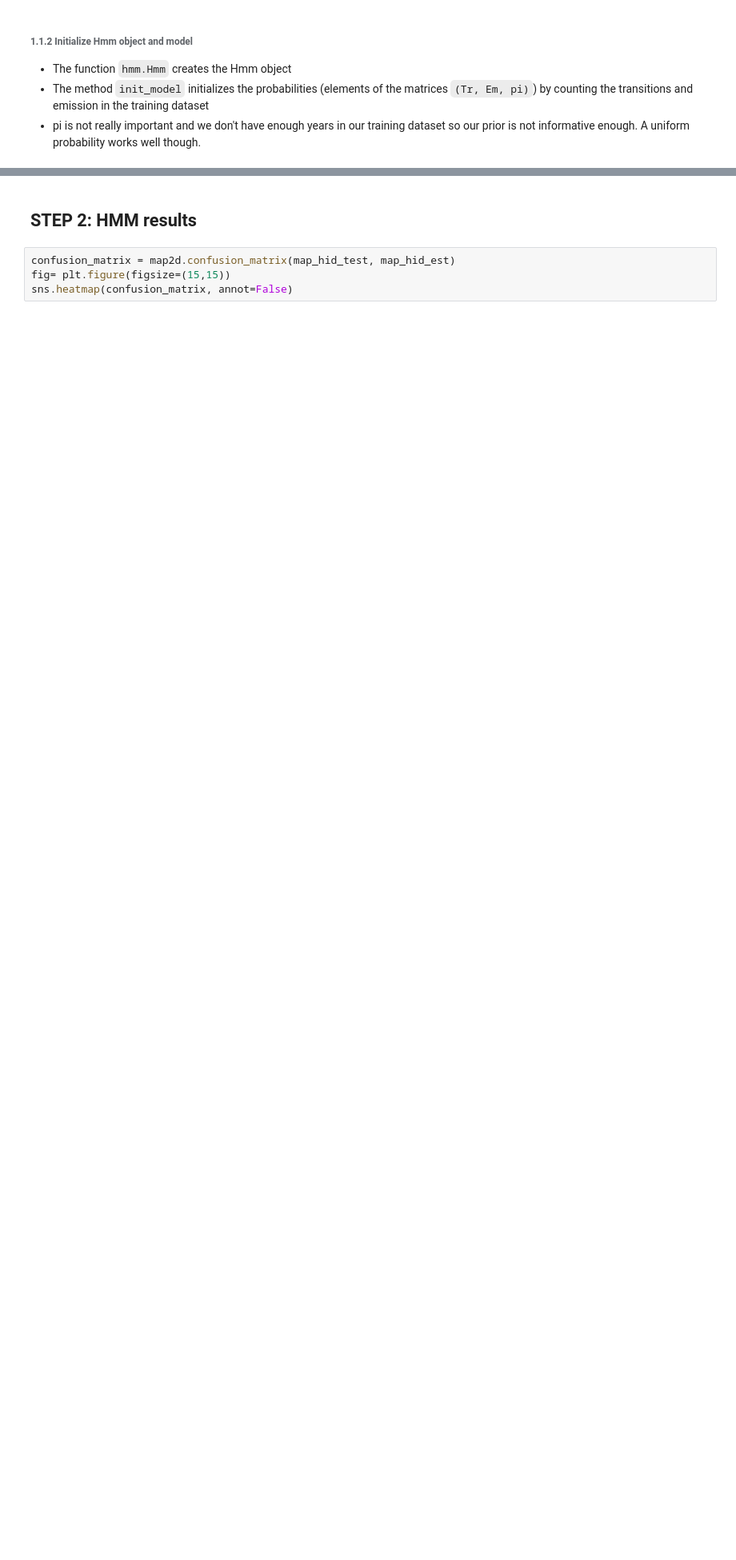
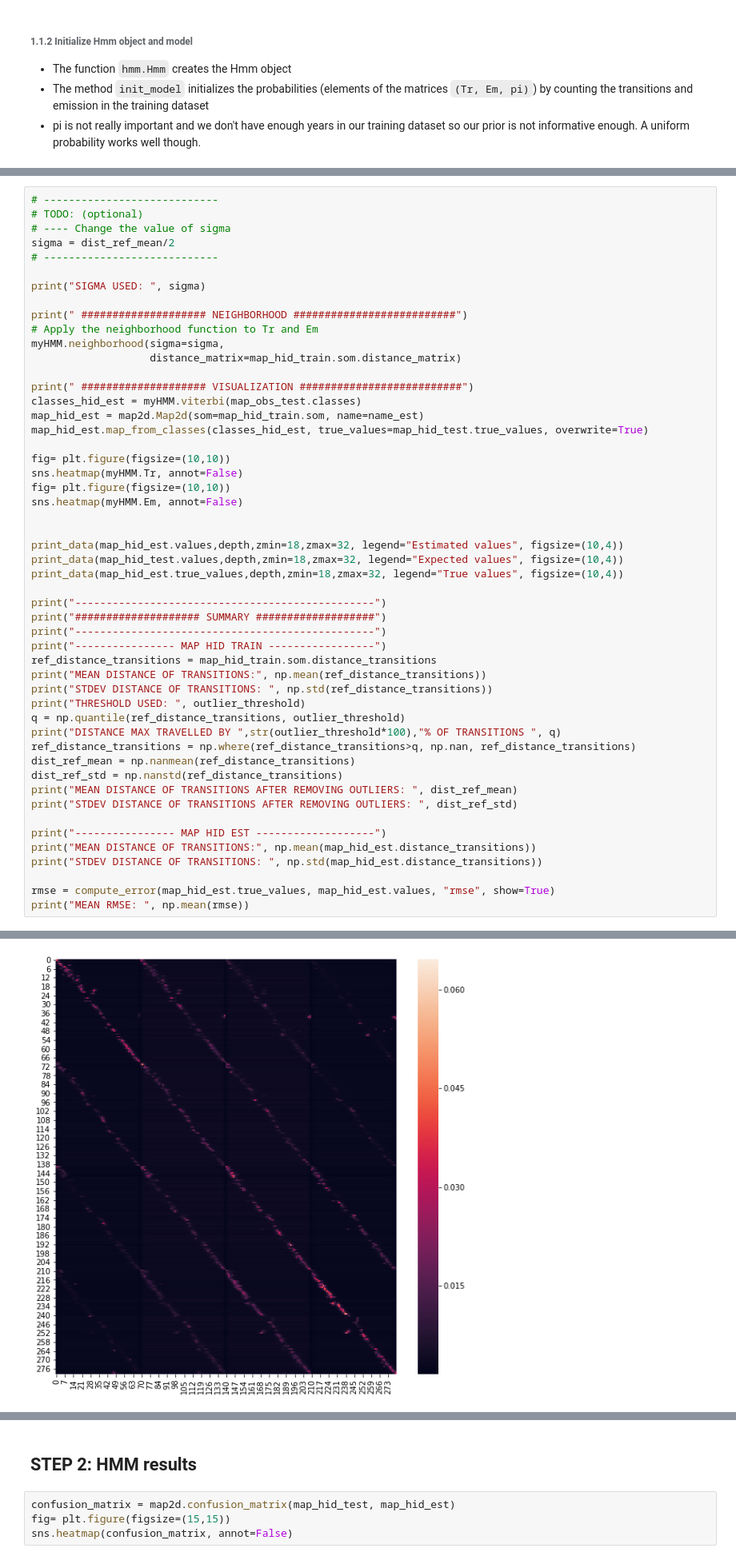
Before and after one commit to nglm/submapp, a Jupyter notebook: tuto_hmm.ipynb, the cells around one changed output, grey strips where cells are left out. Shown at 80% size. Saved outputs shown, nothing was run; the diff lists cells and outputs as text; blank space fills up the shorter version.

```diff
--- a/tuto_hmm.ipynb
+++ b/tuto_hmm.ipynb
@@ -314,0 +348,52 @@ print_data(map_hid_est.true_values,depth,zmin=18,zmax=32, legend="True values",
+# %%
+# ----------------------------
+# TODO: (optional)
+# ---- Change the value of sigma
+sigma = dist_ref_mean/2
+# ----------------------------
+
+print("SIGMA USED: ", sigma)
+
+print(" #################### NEIGHBORHOOD ##########################")
+# Apply the neighborhood function to Tr and Em
+myHMM.neighborhood(sigma=sigma,
+                   distance_matrix=map_hid_train.som.distance_matrix)
+
+print(" #################### VISUALIZATION ##########################")
+classes_hid_est = myHMM.viterbi(map_obs_test.classes)
+map_hid_est = map2d.Map2d(som=map_hid_train.som, name=name_est)
+map_hid_est.map_from_classes(classes_hid_est, true_values=map_hid_test.true_values, overwrite=True)
+
+fig= plt.figure(figsize=(10,10))
+sns.heatmap(myHMM.Tr, annot=False)
+fig= plt.figure(figsize=(10,10))
+sns.heatmap(myHMM.Em, annot=False)
+
+
+print_data(map_hid_est.values,depth,zmin=18,zmax=32, legend="Estimated values", figsize=(10,4))
+print_data(map_hid_test.values,depth,zmin=18,zmax=32, legend="Expected values", figsize=(10,4))
+print_data(map_hid_est.true_values,depth,zmin=18,zmax=32, legend="True values", figsize=(10,4))
+
+print("------------------------------------------------")
+print("#################### SUMMARY ###################")
+print("------------------------------------------------")
+print("---------------- MAP HID TRAIN -----------------")
+ref_distance_transitions = map_hid_train.som.distance_transitions
+print("MEAN DISTANCE OF TRANSITIONS:", np.mean(ref_distance_transitions))
+print("STDEV DISTANCE OF TRANSITIONS: ", np.std(ref_distance_transitions))
+print("THRESHOLD USED: ", outlier_threshold)
+q = np.quantile(ref_distance_transitions, outlier_threshold)
+print("DISTANCE MAX TRAVELLED BY ",str(outlier_threshold*100),"% OF TRANSITIONS ", q)
+ref_distance_transitions = np.where(ref_distance_transitions>q, np.nan, ref_distance_transitions)
+dist_ref_mean = np.nanmean(ref_distance_transitions)
+dist_ref_std = np.nanstd(ref_distance_transitions)
+print("MEAN DISTANCE OF TRANSITIONS AFTER REMOVING OUTLIERS: ", dist_ref_mean)
+print("STDEV DISTANCE OF TRANSITIONS AFTER REMOVING OUTLIERS: ", dist_ref_std)
+
+print("---------------- MAP HID EST -------------------")
+print("MEAN DISTANCE OF TRANSITIONS:", np.mean(map_hid_est.distance_transitions))
+print("STDEV DISTANCE OF TRANSITIONS: ", np.std(map_hid_est.distance_transitions))
+
+rmse = compute_error(map_hid_est.true_values, map_hid_est.values, "rmse", show=True)
+print("MEAN RMSE: ", np.mean(rmse))
+# %% [output]
@@ -314,0 +404 @@ print_data(map_hid_est.true_values,depth,zmin=18,zmax=32, legend="True values",
+[figure, added]
```
Also changed, not shown: parts of 13 cells of this notebook, 7 other files.
